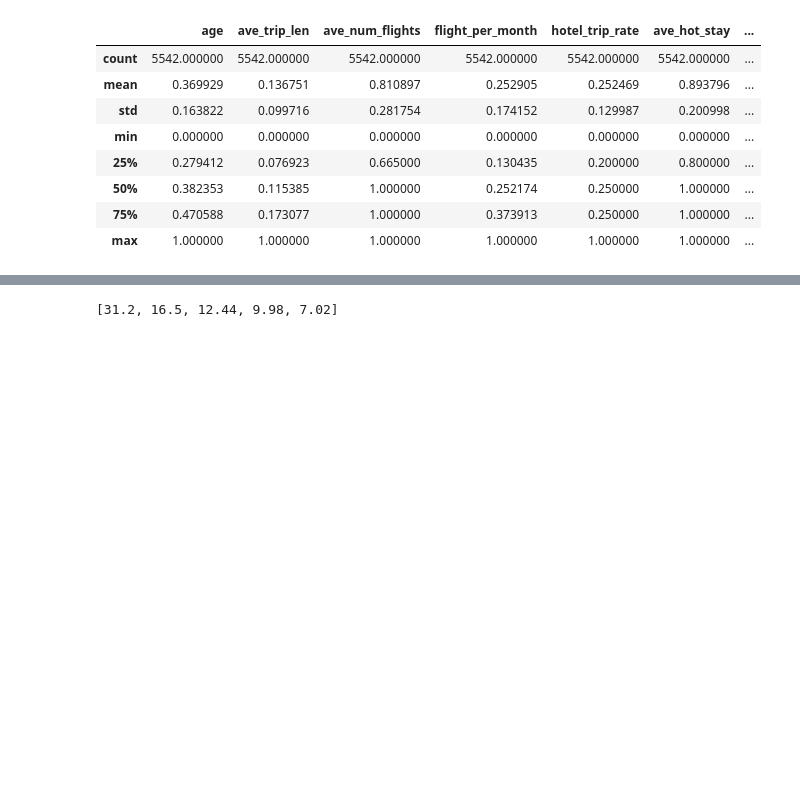
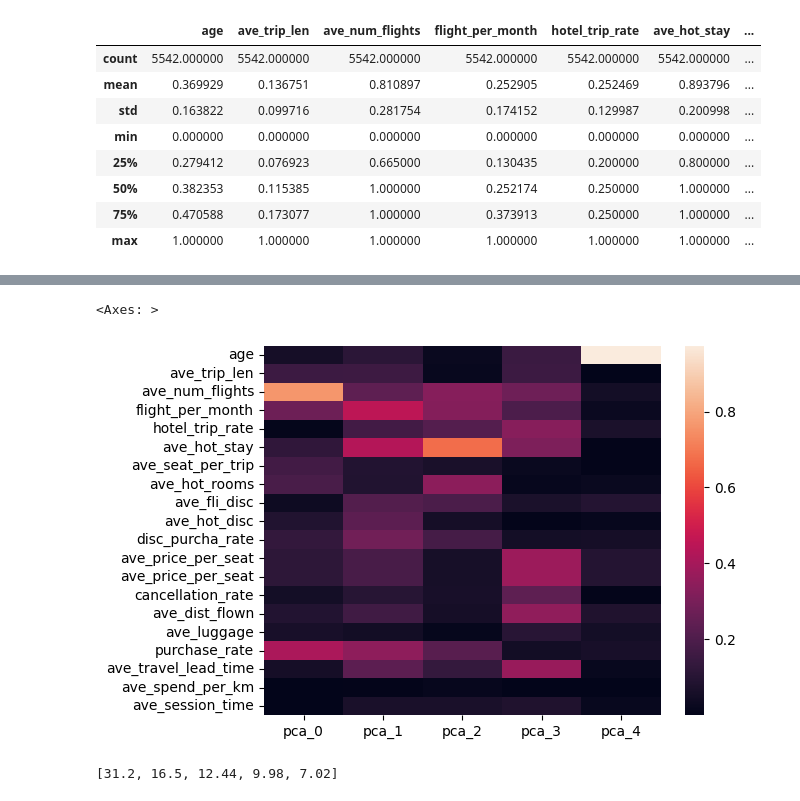
Before and after one commit to derewor/Travel-Tide-project, a Jupyter notebook: TravelTide_project_final.ipynb, the cells around one changed output, grey strips where cells are left out. Cells and saved outputs as stored; diff of their text form; code cells hidden in the pictures; blank space fills up the shorter version.

```diff
--- a/TravelTide_project_final.ipynb
+++ b/TravelTide_project_final.ipynb
@@ -654,3 +788,8 @@ metric_scaled.describe()
 # this reduces the dimentionality of the data by maintaining the variability amoung the groups.
 pca = PCA(n_components=5)
 principal_components = pca.fit_transform(metric_scaled)
+# %%
+component_matrix = pd.DataFrame(pca.components_).T
+component_matrix.columns = [f'pca_{i}' for i in range(component_matrix.shape[1])] # this assigne name for the columns
+component_matrix.index = metric_scaled.columns
+component_matrix
@@ -657,3 +814,9 @@ principal_components = pca.fit_transform(metric_scaled)
+# %%
+# show the component matrix in heatmap. ave_num_flights and purchase rate are the highest contributer of variation in pca_0.
+sns.heatmap(np.abs(component_matrix))
+# %% [output]
+<Axes: >
+[figure, added]
 # %%
 # From the 21 features, the first five PC explained more than 75% of the variations within users. So, these 5 PCs can be used to segment the customers.
 explained_variance_ratio = pca.explained_variance_ratio_
```
Also changed, not shown: parts of 37 cells of this notebook.
